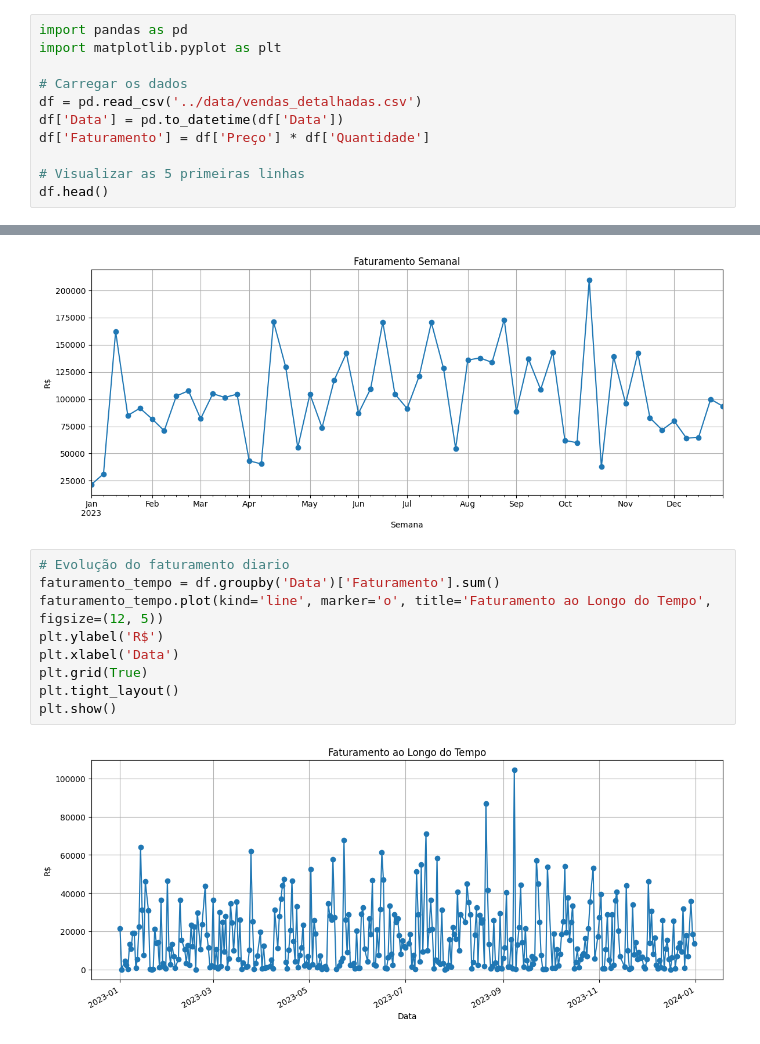
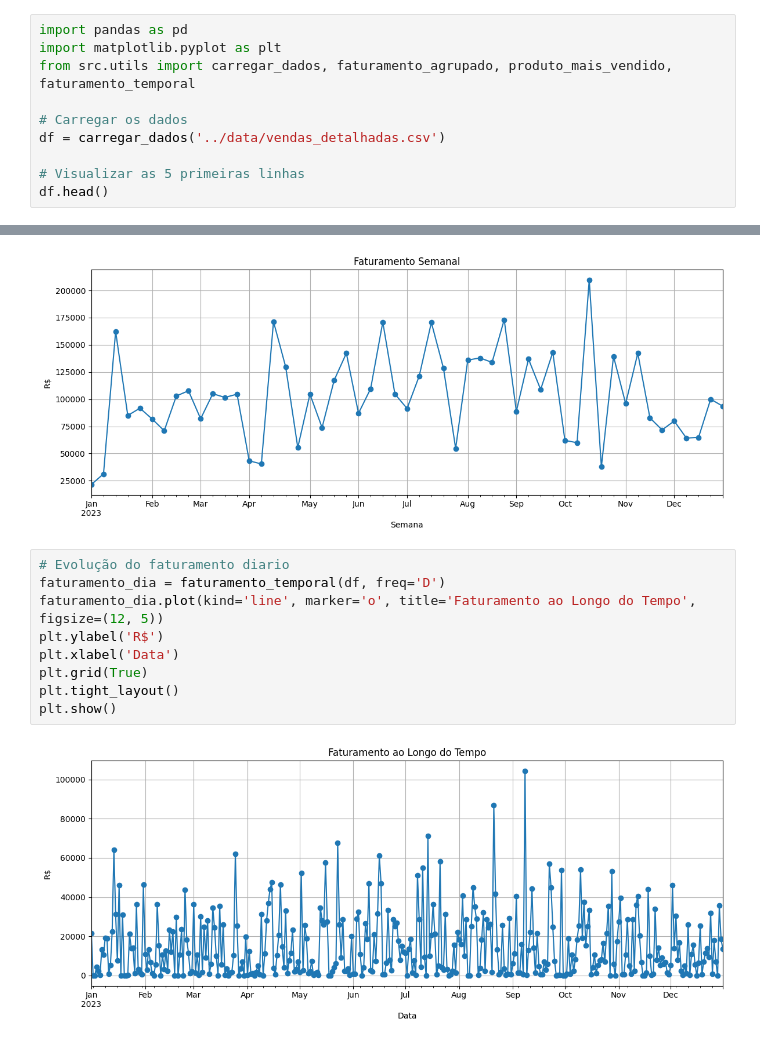
Before and after one commit to SanTorresx99/analise-vendas, a Jupyter notebook: notebooks/analise_vendas_atualizado.ipynb, the cells around one changed output, grey strips where cells are left out. Saved outputs shown, nothing was run; the diff lists cells and outputs as text.

```diff
--- a/notebooks/analise_vendas_atualizado.ipynb
+++ b/notebooks/analise_vendas_atualizado.ipynb
@@ -1,11 +5,10 @@
 # %%
 import pandas as pd
 import matplotlib.pyplot as plt
+from src.utils import carregar_dados, faturamento_agrupado, produto_mais_vendido, faturamento_temporal
 
 # Carregar os dados
-df = pd.read_csv('../data/vendas_detalhadas.csv')
-df['Data'] = pd.to_datetime(df['Data'])
-df['Faturamento'] = df['Preço'] * df['Quantidade']
+df = carregar_dados('../data/vendas_detalhadas.csv')
 
 # Visualizar as 5 primeiras linhas
 df.head()
@@ -72,12 +75,12 @@ plt.show()
 [figure]
 # %%
 # Evolução do faturamento diario
-faturamento_tempo = df.groupby('Data')['Faturamento'].sum()
-faturamento_tempo.plot(kind='line', marker='o', title='Faturamento ao Longo do Tempo', figsize=(12, 5))
+faturamento_dia = faturamento_temporal(df, freq='D')
+faturamento_dia.plot(kind='line', marker='o', title='Faturamento ao Longo do Tempo', figsize=(12, 5))
 plt.ylabel('R$')
 plt.xlabel('Data')
 plt.grid(True)
 plt.tight_layout()
 plt.show()
 # %% [output]
-[figure, old version]
+[figure, new version]
```
Also changed, not shown: parts of 4 cells of this notebook.
